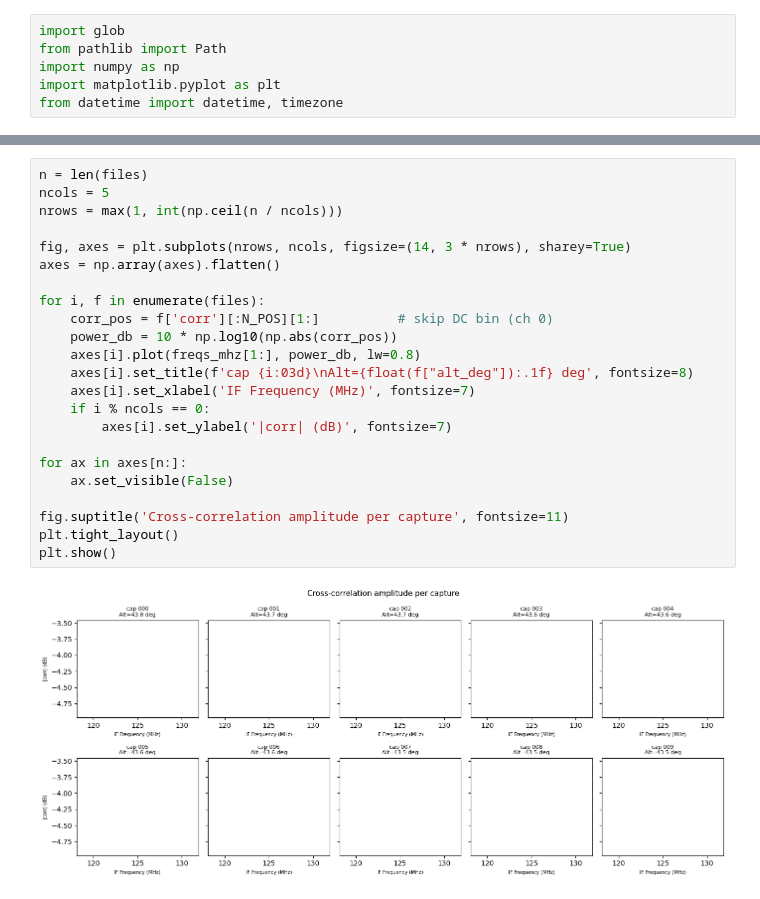
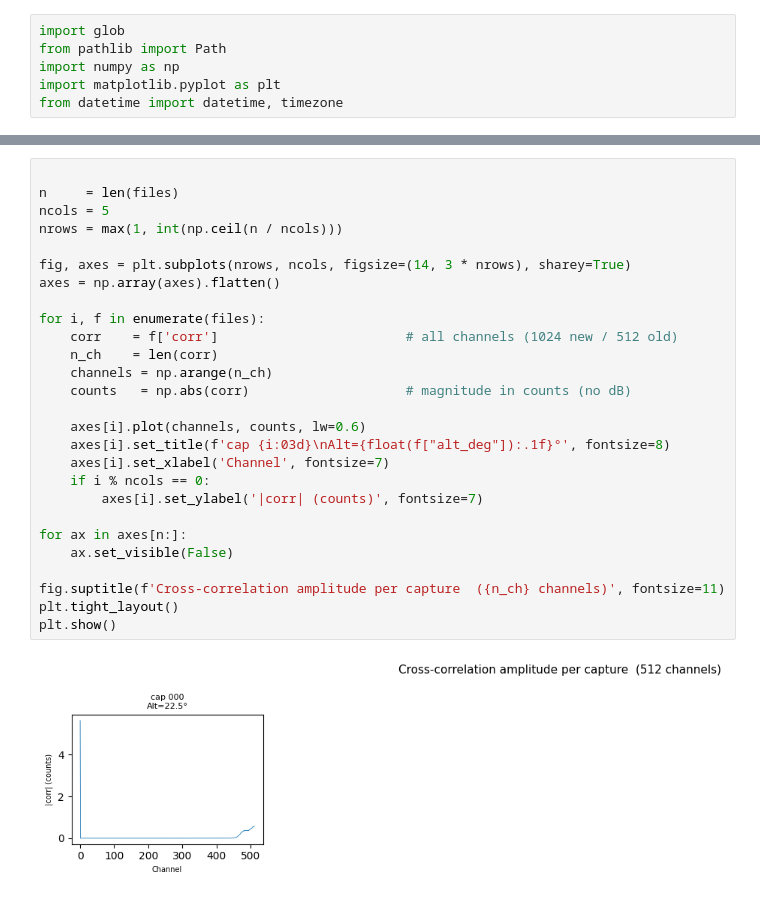
Before and after one commit to raw-asparagus/ay-121, a Jupyter notebook: labs/03/analysis.ipynb, the cells around one changed output, grey strips where cells are left out. Saved outputs shown, nothing was run; the diff lists cells and outputs as text.

```diff
--- a/labs/03/analysis.ipynb
+++ b/labs/03/analysis.ipynb
@@ -46,28 +43,32 @@ for i, f in enumerate(files):
 # %%
-n = len(files)
+
+n     = len(files)
 ncols = 5
 nrows = max(1, int(np.ceil(n / ncols)))
 
 fig, axes = plt.subplots(nrows, ncols, figsize=(14, 3 * nrows), sharey=True)
 axes = np.array(axes).flatten()
 
 for i, f in enumerate(files):
-    corr_pos = f['corr'][:N_POS][1:]          # skip DC bin (ch 0)
-    power_db = 10 * np.log10(np.abs(corr_pos))
-    axes[i].plot(freqs_mhz[1:], power_db, lw=0.8)
-    axes[i].set_title(f'cap {i:03d}\nAlt={float(f["alt_deg"]):.1f} deg', fontsize=8)
-    axes[i].set_xlabel('IF Frequency (MHz)', fontsize=7)
+    corr    = f['corr']                        # all channels (1024 new / 512 old)
+    n_ch    = len(corr)
+    channels = np.arange(n_ch)
+    counts   = np.abs(corr)                    # magnitude in counts (no dB)
+
+    axes[i].plot(channels, counts, lw=0.6)
+    axes[i].set_title(f'cap {i:03d}\nAlt={float(f["alt_deg"]):.1f}°', fontsize=8)
+    axes[i].set_xlabel('Channel', fontsize=7)
     if i % ncols == 0:
-        axes[i].set_ylabel('|corr| (dB)', fontsize=7)
+        axes[i].set_ylabel('|corr| (counts)', fontsize=7)
 
 for ax in axes[n:]:
     ax.set_visible(False)
 
-fig.suptitle('Cross-correlation amplitude per capture', fontsize=11)
+fig.suptitle(f'Cross-correlation amplitude per capture  ({n_ch} channels)', fontsize=11)
 plt.tight_layout()
 plt.show()
 # %% [output]
-[figure, old version]
+[figure, new version]
 # %%
 times      = np.array([float(f['unix_time']) for f in files])
 # Positive-frequency half, excluding DC (ch 0 = 10 GHz, no fringe info)
```
Also changed, not shown: parts of 7 cells of this notebook, 2 other files.
